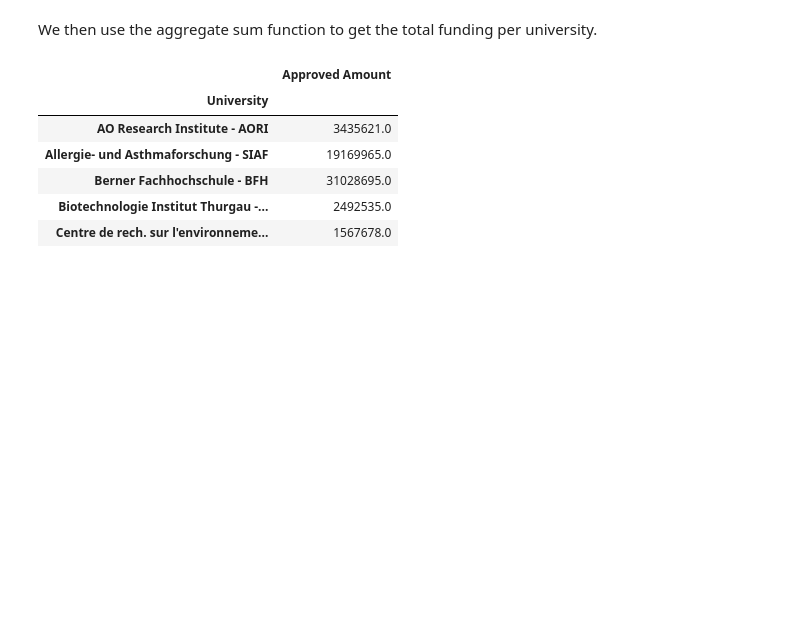
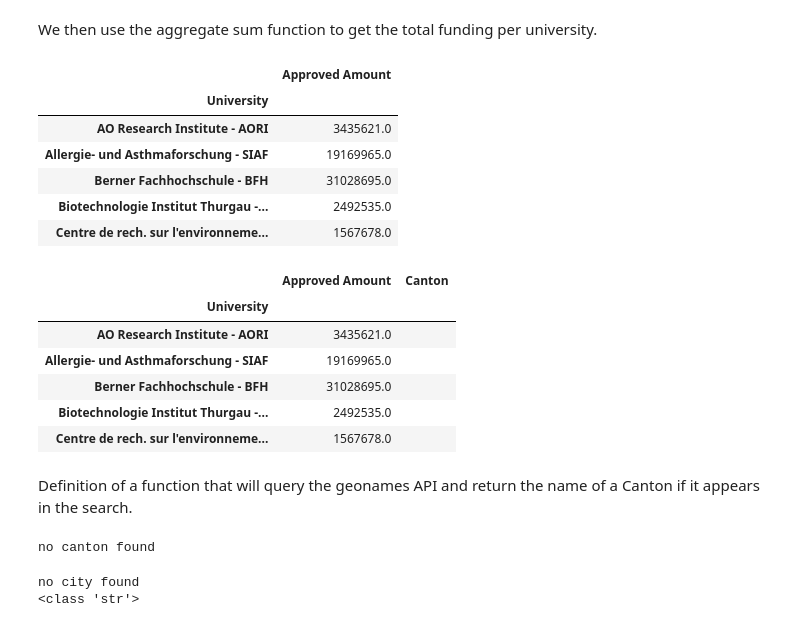
Before and after one commit to ThomVett/Homework, a Jupyter notebook: HW_03/Homework 3.ipynb, the cells around one changed output. Drawn from its saved outputs; the diff is of its cells as text; code cells hidden in the pictures; blank space fills up the shorter version.

```diff
--- a/HW_03/Homework 3.ipynb
+++ b/HW_03/Homework 3.ipynb
@@ -82,3 +95,73 @@ fundingUni.head()
 | Berner Fachhochschule - BFH | 31028695.0 |
 | Biotechnologie Institut Thurgau -... | 2492535.0 |
 | Centre de rech. sur l'environneme... | 1567678.0 |
+# %%
+fundingUni['Canton'] = ''
+fundingUni.head()
+# %% [output]
+|  | Approved Amount | Canton |
+| University |  |  |
+| AO Research Institute - AORI | 3435621.0 |  |
+| Allergie- und Asthmaforschung - SIAF | 19169965.0 |  |
+| Berner Fachhochschule - BFH | 31028695.0 |  |
+| Biotechnologie Institut Thurgau -... | 2492535.0 |  |
+| Centre de rech. sur l'environneme... | 1567678.0 |  |
+# %% [markdown]
+Definition of a function that will query the geonames API and return the name of a Canton if it appears in the search.
+# %%
+def query_term(term):
+
+    if term != '-' and term != 'de' and term != 'di' and term != 'und' and term != 'of':
+
+
+        term_value = term
+
+        tree = etree.parse("http://api.geonames.org/search?name=%s&maxRows=200&country=CH&username=axeldlh" %  (term_value))
+        for user in tree.xpath("/geonames/geoname/fcode"):
+            #print(user.text)
+            if user.text == "ADM1":
+
+                for i in user.itersiblings(preceding=True):
+                    if i.tag == 'name':
+                        return i.text
+
+        return 'no canton found'
+    else:
+        return 'no canton found'
+
+print(query_term('Swiss Institute of Bioinformatics - SIB'))
+# %% [output]
+no canton found
+# %%
+def query_city(term):
+    lat_lng = []
+    if term != '-' and term != 'de' and term != 'di' and term != 'und' and term != 'of' and term != '':
+
+
+        term_value = term
+
+        tree = etree.parse("http://api.geonames.org/search?name_equals=%s&maxRows=100&country=CH&username=axeldlh" %  (term_value))
+        for user in tree.xpath("/geonames/geoname/fcode"):
+            #print(user.text)
+            if user.text == "PPL" or user.text =="PPLA":
+
+                for i in user.itersiblings(preceding=True):
+                    if i.tag == 'lng':
+                        lat_lng.append(i.text)
+                    if i.tag == 'lat':
+                        lat_lng.append(i.text)
+
+
+                return lat_lng
+
+
+        return 'no city found'
+    else:
+        return 'no city found'
+
+a = query_city('')
+print(a)
+print(type(a[1]))
+# %% [output]
+no city found
+<class 'str'>
```
Also changed, not shown: parts of 11 cells of this notebook, 3 other files.
